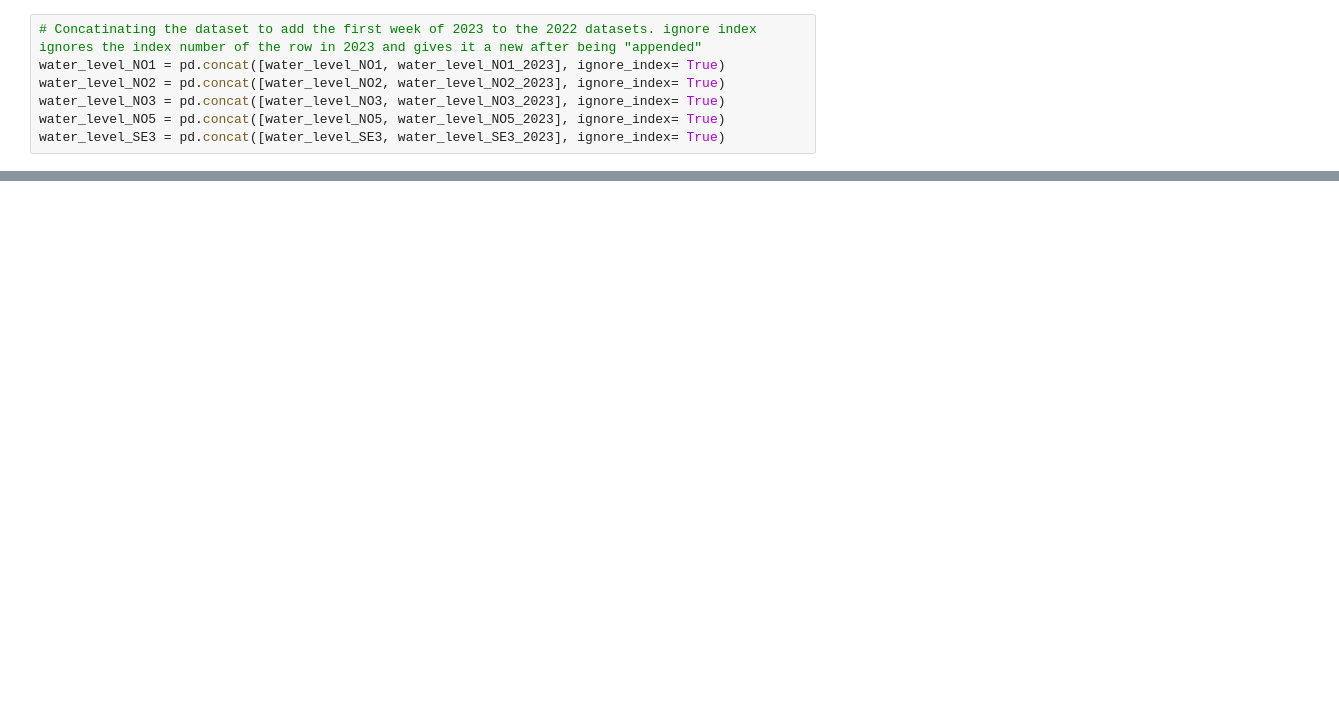
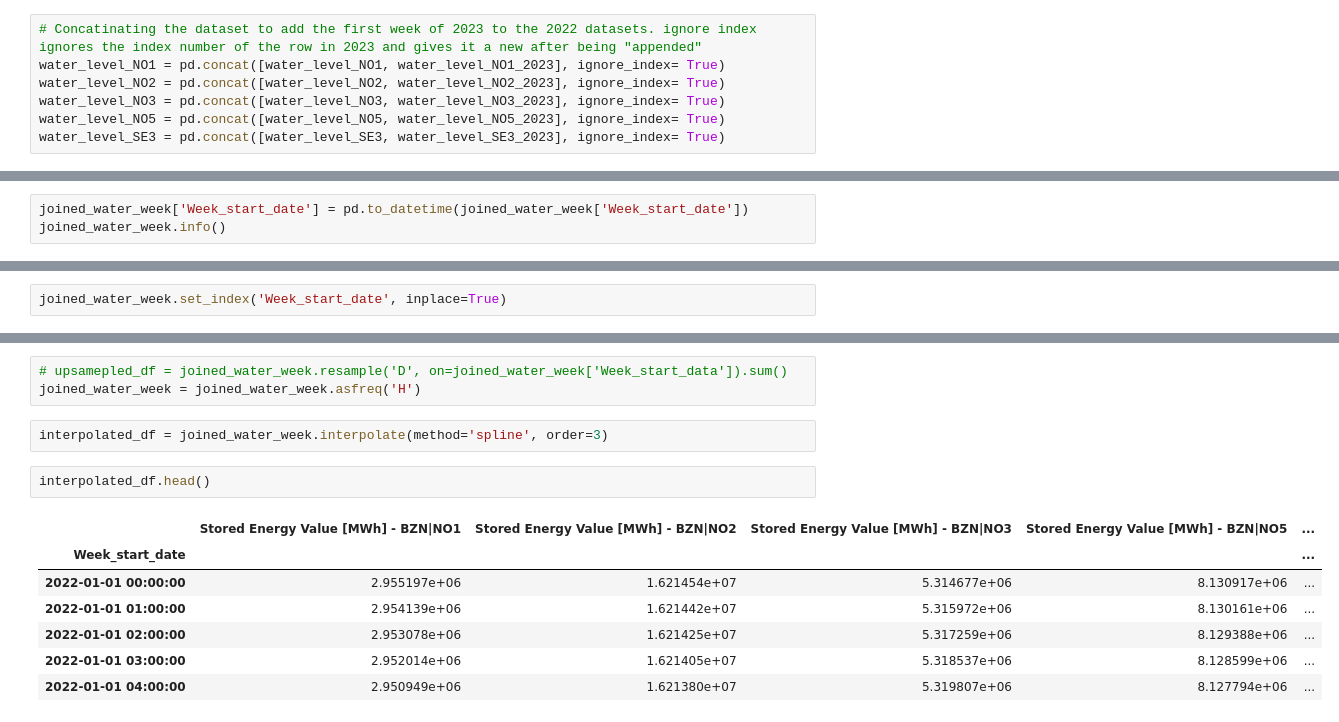
Before and after one commit to HIOF-Bachelor-Project-Group-7/Time-series-energy-price-prediction-bidding-zone-N01, a Jupyter notebook: code/Data aggregation of energy market bidding zone NO1.ipynb, the cells around one changed output, grey strips where cells are left out. Saved outputs shown, nothing was run; the diff lists cells and outputs as text; blank space fills up the shorter version.

```diff
--- a/code/Data aggregation of energy market bidding zone NO1.ipynb
+++ b/code/Data aggregation of energy market bidding zone NO1.ipynb
@@ -626,0 +473,3 @@ water_level_dataframes.resample('H')
+# %%
+joined_water_week['Week_start_date'] = pd.to_datetime(joined_water_week['Week_start_date'])
+joined_water_week.info()
@@ -626,0 +490,2 @@ water_level_dataframes.resample('H')
+# %%
+joined_water_week.set_index('Week_start_date', inplace=True)
@@ -626,0 +510,15 @@ water_level_dataframes.resample('H')
+# %%
+# upsamepled_df = joined_water_week.resample('D', on=joined_water_week['Week_start_data']).sum()
+joined_water_week = joined_water_week.asfreq('H')
+# %%
+interpolated_df = joined_water_week.interpolate(method='spline', order=3)
+# %%
+interpolated_df.head()
+# %% [output]
+|  | Stored Energy Value [MWh] - BZN|NO1 | Stored Energy Value [MWh] - BZN|NO2 | Stored Energy Value [MWh] - BZN|NO3 | Stored Energy Value [MWh] - BZN|NO5 | ... |
+| Week_start_date |  |  |  |  | ... |
+| 2022-01-01 00:00:00 | 2.955197e+06 | 1.621454e+07 | 5.314677e+06 | 8.130917e+06 | ... |
+| 2022-01-01 01:00:00 | 2.954139e+06 | 1.621442e+07 | 5.315972e+06 | 8.130161e+06 | ... |
+| 2022-01-01 02:00:00 | 2.953078e+06 | 1.621425e+07 | 5.317259e+06 | 8.129388e+06 | ... |
+| 2022-01-01 03:00:00 | 2.952014e+06 | 1.621405e+07 | 5.318537e+06 | 8.128599e+06 | ... |
+| 2022-01-01 04:00:00 | 2.950949e+06 | 1.621380e+07 | 5.319807e+06 | 8.127794e+06 | ... |
```
Also changed, not shown: parts of 29 cells of this notebook.
